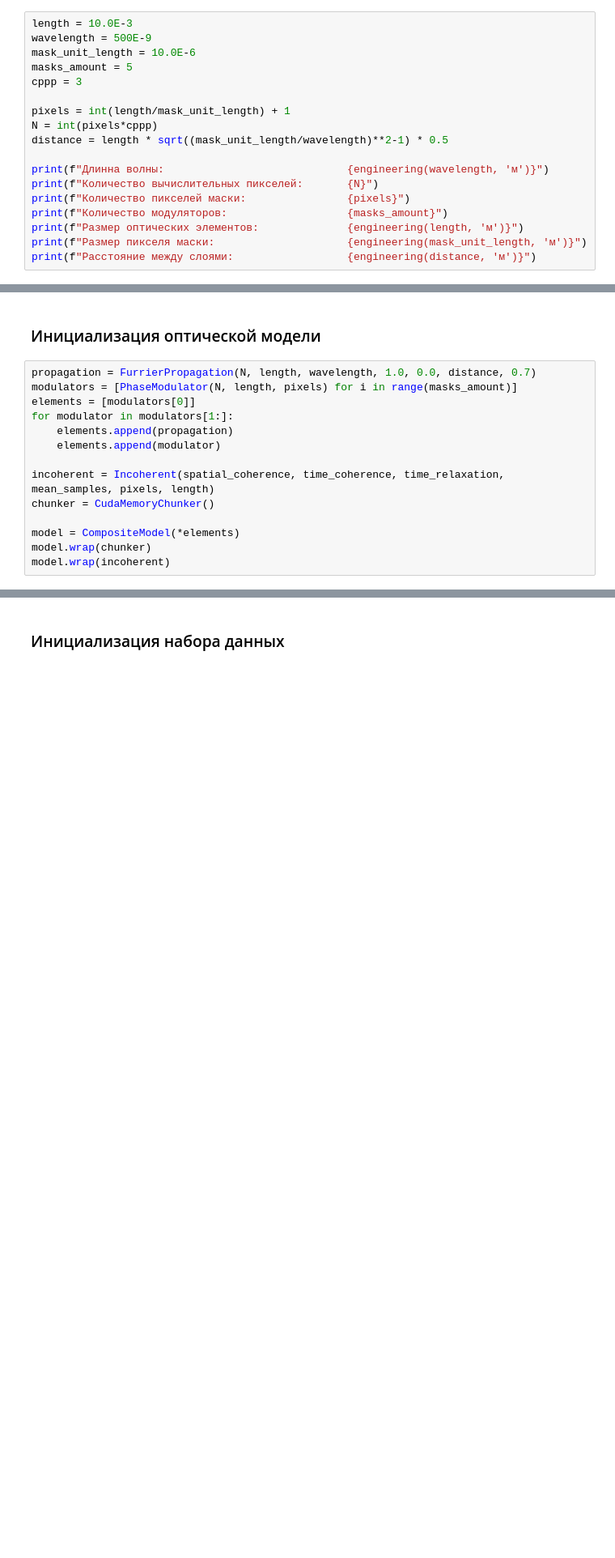
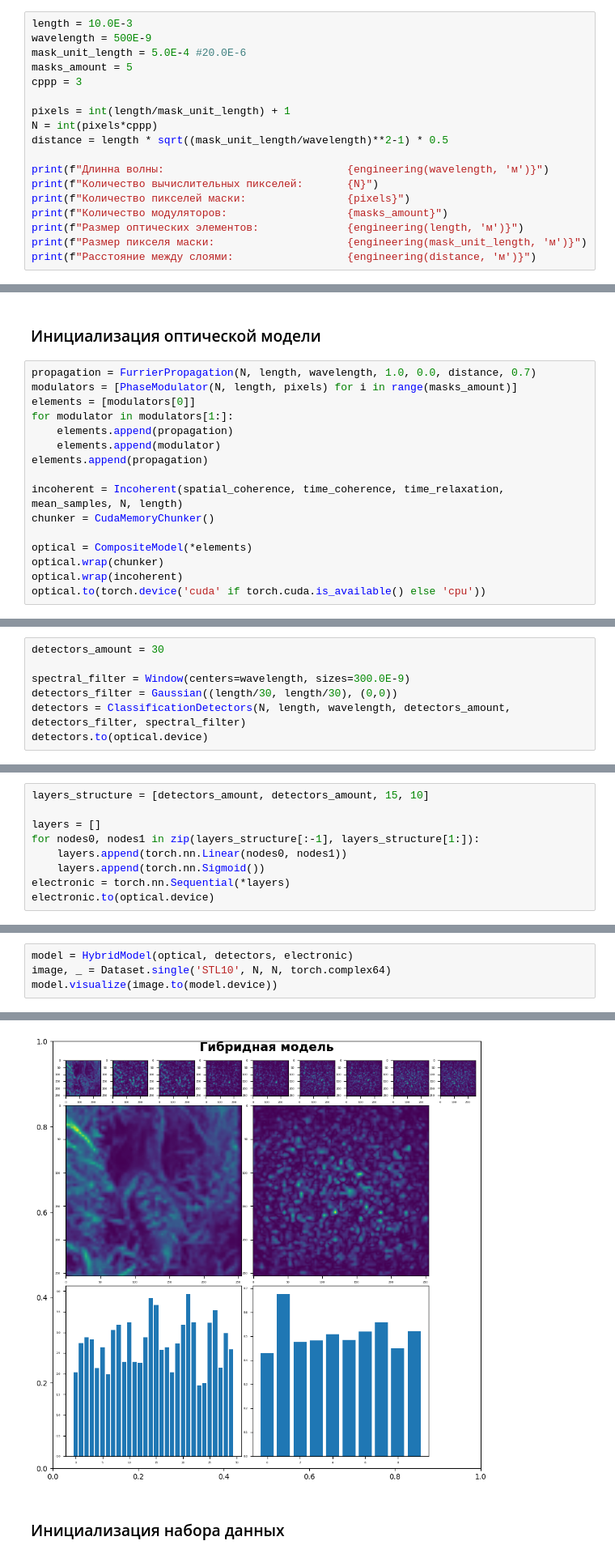
Before and after one commit to Belashov641618/OpticalEncoder, a Jupyter notebook: notebooks/ID2NN Training.ipynb, the cells around one changed output, grey strips where cells are left out. Shown: that part at 81% size. Drawn from its saved outputs; the diff is of its cells as text; blank space fills up the shorter version.

```diff
--- a/notebooks/ID2NN Training.ipynb
+++ b/notebooks/ID2NN Training.ipynb
@@ -51,7 +53,7 @@ print(f"Пространственная когерентность: {engineerin
 # %%
 length = 10.0E-3
 wavelength = 500E-9
-mask_unit_length = 10.0E-6
+mask_unit_length = 5.0E-4 #20.0E-6
 masks_amount = 5
 cppp = 3
 
@@ -83,10 +85,12 @@ elements = [modulators[0]]
 for modulator in modulators[1:]:
     elements.append(propagation)
     elements.append(modulator)
+elements.append(propagation)
 
-incoherent = Incoherent(spatial_coherence, time_coherence, time_relaxation, mean_samples, pixels, length)
+incoherent = Incoherent(spatial_coherence, time_coherence, time_relaxation, mean_samples, N, length)
 chunker = CudaMemoryChunker()
 
-model = CompositeModel(*elements)
-model.wrap(chunker)
-model.wrap(incoherent)
+optical = CompositeModel(*elements)
+optical.wrap(chunker)
+optical.wrap(incoherent)
+optical.to(torch.device('cuda' if torch.cuda.is_available() else 'cpu'))
@@ -92,0 +112,7 @@ model.wrap(incoherent)
+# %%
+detectors_amount = 30
+
+spectral_filter = Window(centers=wavelength, sizes=300.0E-9)
+detectors_filter = Gaussian((length/30, length/30), (0,0))
+detectors = ClassificationDetectors(N, length, wavelength, detectors_amount, detectors_filter, spectral_filter)
+detectors.to(optical.device)
@@ -92,0 +123,9 @@ model.wrap(incoherent)
+# %%
+layers_structure = [detectors_amount, detectors_amount, 15, 10]
+
+layers = []
+for nodes0, nodes1 in zip(layers_structure[:-1], layers_structure[1:]):
+    layers.append(torch.nn.Linear(nodes0, nodes1))
+    layers.append(torch.nn.Sigmoid())
+electronic = torch.nn.Sequential(*layers)
+electronic.to(optical.device)
@@ -92,0 +143,5 @@ model.wrap(incoherent)
+# %%
+model = HybridModel(optical, detectors, electronic)
+image, _ = Dataset.single('STL10', N, N, torch.complex64)
+model.visualize(image.to(model.device))
+# %% [output]
@@ -93,3 +170,4 @@ model.wrap(incoherent)
+[figure, added]
 # %% [markdown]
 ### Инициализация набора данных
 # %%
```
Also changed, not shown: parts of 20 cells of this notebook, 1 other file.
